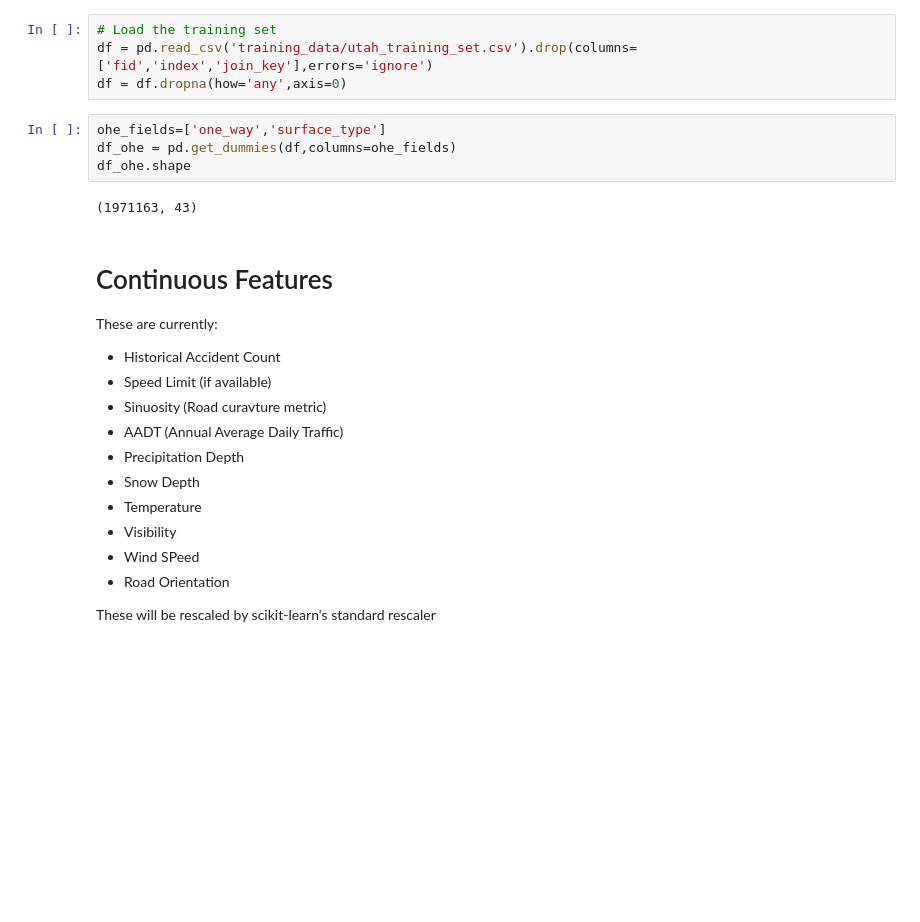
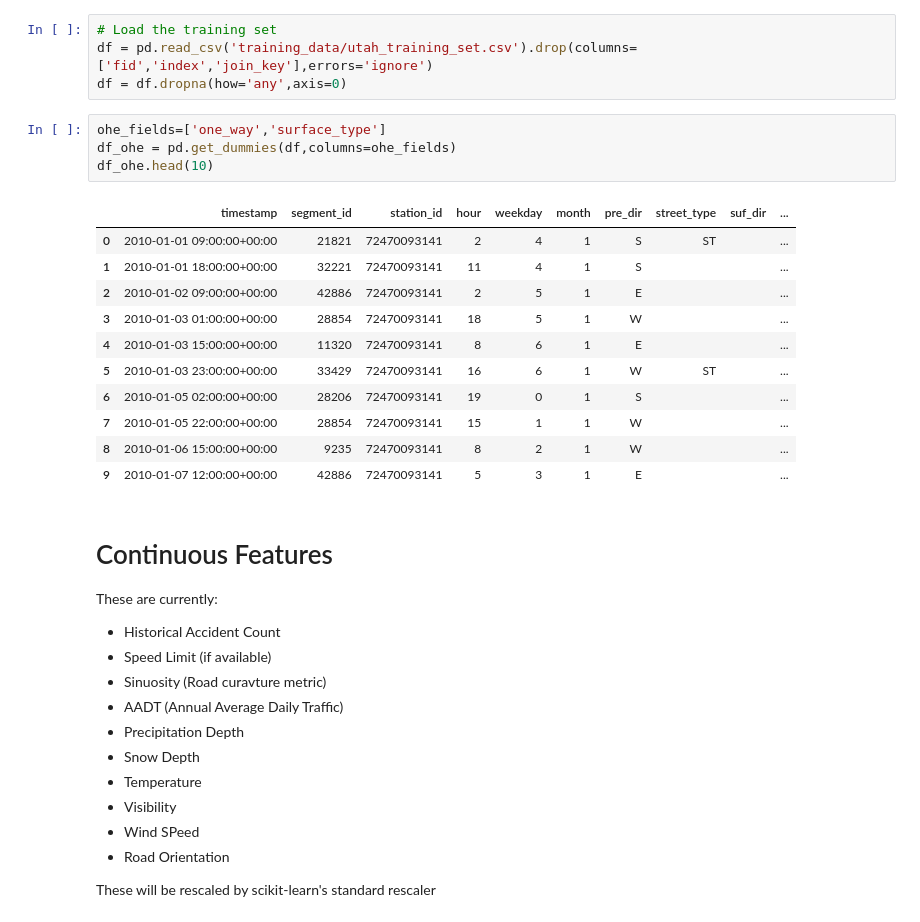
Before and after one commit to dwilson1988/traffic-collisions, a Jupyter notebook: train_model.ipynb, the cells around one changed output. Cells and saved outputs as stored; diff of their text form; blank space fills up the shorter version.

```diff
--- a/train_model.ipynb
+++ b/train_model.ipynb
@@ -20,9 +20,19 @@ df = df.dropna(how='any',axis=0)
 # %%
 ohe_fields=['one_way','surface_type']
 df_ohe = pd.get_dummies(df,columns=ohe_fields)
-df_ohe.shape
+df_ohe.head(10)
 # %% [output]
-(1971163, 43)
+|  | timestamp | segment_id | station_id | hour | weekday | month | pre_dir | street_type | suf_dir | ... |
+| 0 | 2010-01-01 09:00:00+00:00 | 21821 | 72470093141 | 2 | 4 | 1 | S | ST |  | ... |
+| 1 | 2010-01-01 18:00:00+00:00 | 32221 | 72470093141 | 11 | 4 | 1 | S |  |  | ... |
+| 2 | 2010-01-02 09:00:00+00:00 | 42886 | 72470093141 | 2 | 5 | 1 | E |  |  | ... |
+| 3 | 2010-01-03 01:00:00+00:00 | 28854 | 72470093141 | 18 | 5 | 1 | W |  |  | ... |
+| 4 | 2010-01-03 15:00:00+00:00 | 11320 | 72470093141 | 8 | 6 | 1 | E |  |  | ... |
+| 5 | 2010-01-03 23:00:00+00:00 | 33429 | 72470093141 | 16 | 6 | 1 | W | ST |  | ... |
+| 6 | 2010-01-05 02:00:00+00:00 | 28206 | 72470093141 | 19 | 0 | 1 | S |  |  | ... |
+| 7 | 2010-01-05 22:00:00+00:00 | 28854 | 72470093141 | 15 | 1 | 1 | W |  |  | ... |
+| 8 | 2010-01-06 15:00:00+00:00 | 9235 | 72470093141 | 8 | 2 | 1 | W |  |  | ... |
+| 9 | 2010-01-07 12:00:00+00:00 | 42886 | 72470093141 | 5 | 3 | 1 | E |  |  | ... |
 # %% [markdown]
 # Continuous Features
 These are currently:
```
Also changed, not shown: parts of 7 cells of this notebook, 1 other file.
